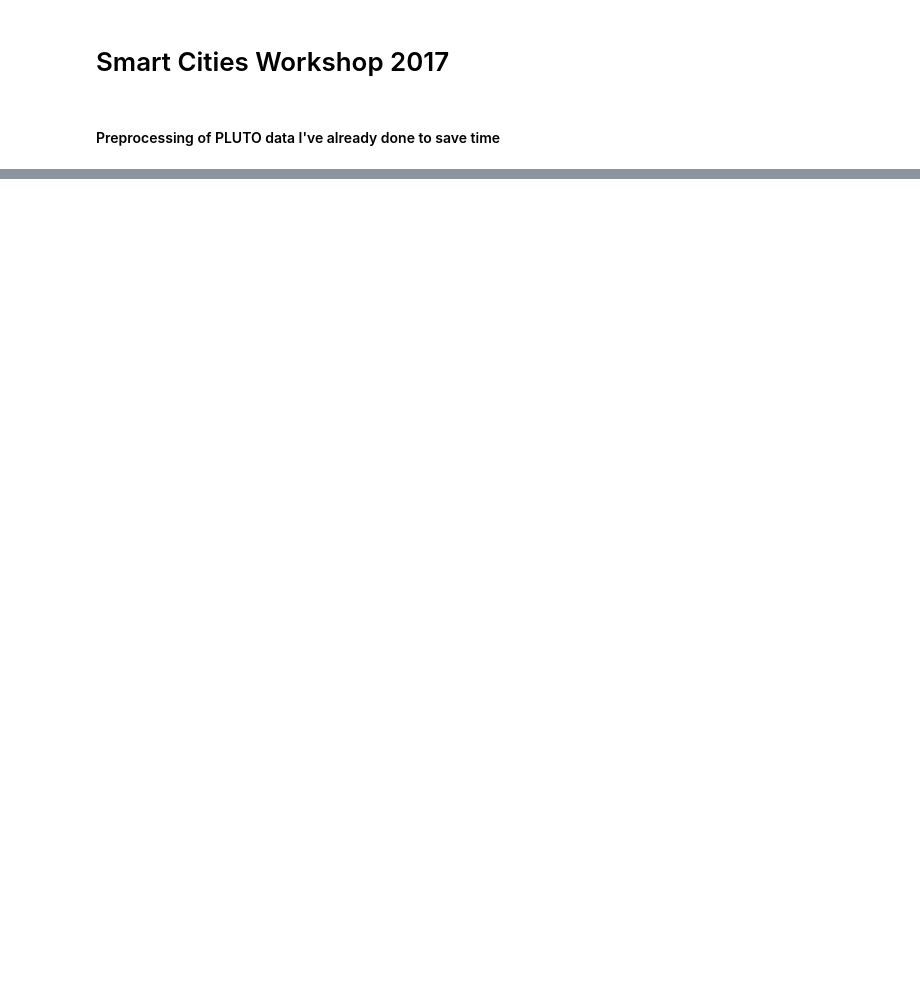
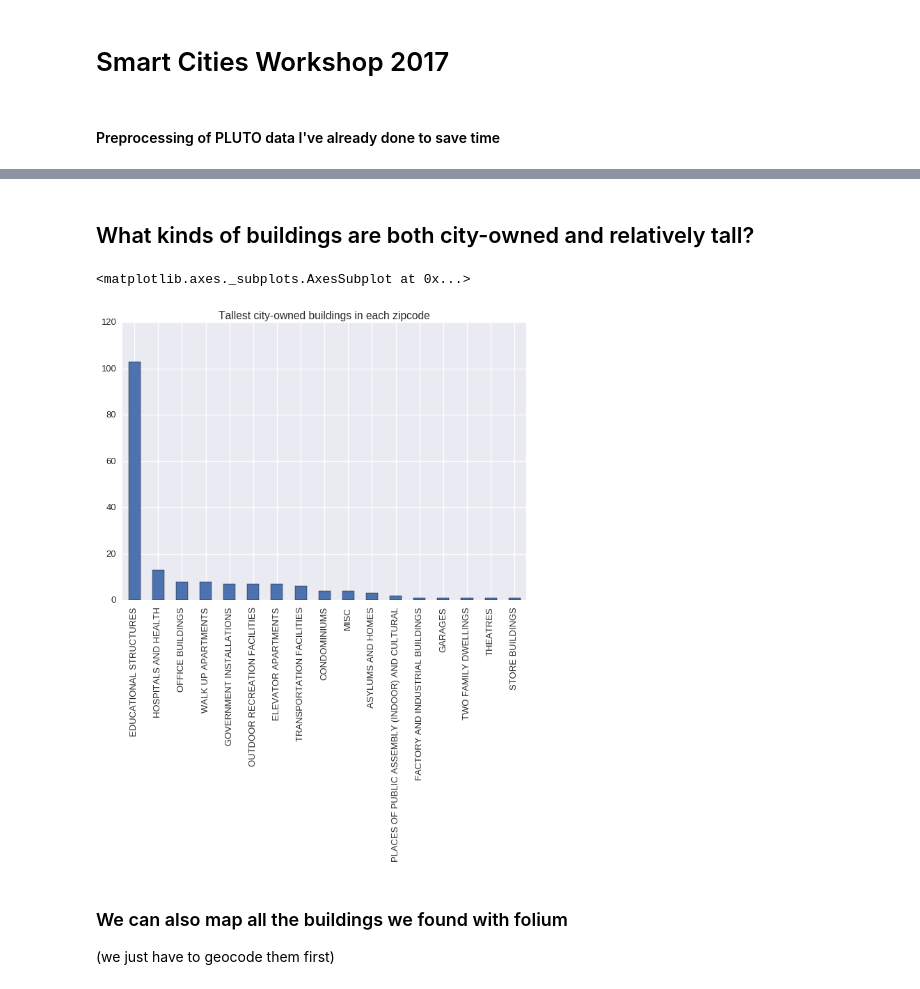
Before and after one commit to MODA-NYC/smart_cities_17, a Jupyter notebook: SmartCities.ipynb, the cells around one changed output, grey strips where cells are left out. Cells and saved outputs as stored; diff of their text form; code cells hidden in the pictures; blank space fills up the shorter version.

```diff
--- a/SmartCities.ipynb
+++ b/SmartCities.ipynb
@@ -146,2 +150,13 @@ Tallest_Facilities[['ZipCode', 'Address', 'OwnerName','NumFloors']]
 177 rows × 4 columns
+# %% [markdown]
+## What kinds of buildings are both city-owned and relatively tall?
+# %%
+Tallest_Facilities.BUILDING_CLASS.value_counts().plot(kind = 'bar', title = 'Tallest city-owned buildings in each zipcode')
+# %% [output]
+<matplotlib.axes._subplots.AxesSubplot at 0x...>
+[figure, added]
+# %% [markdown]
+### We can also map all the buildings we found with folium
+
+(we just have to geocode them first)
 # %%
```
Also changed, not shown: parts of 15 cells of this notebook, 2 other files.
